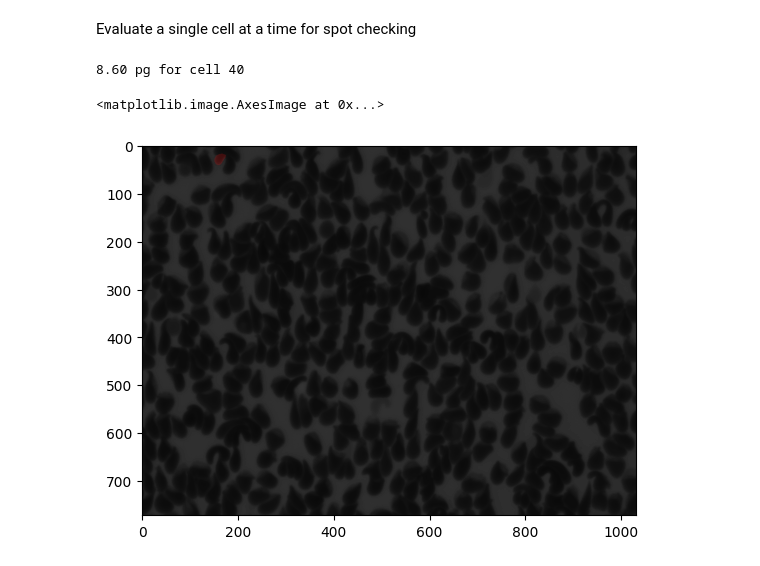
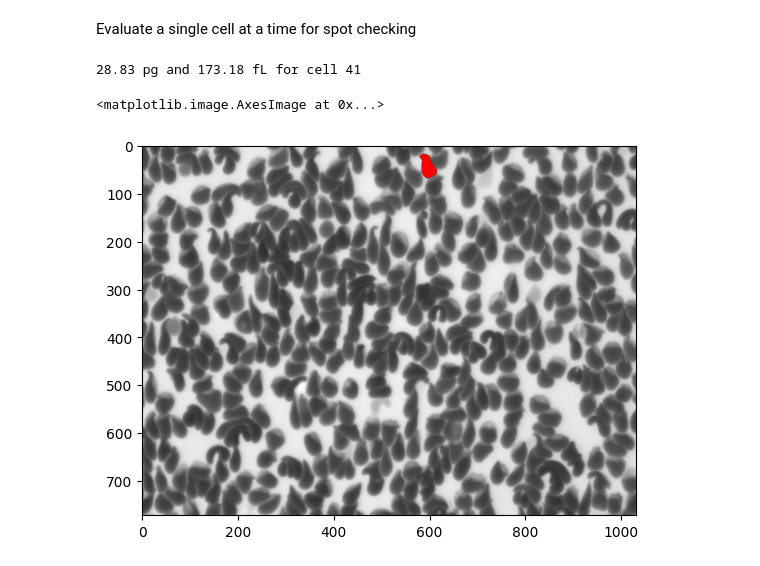
Before and after one commit to czbiohub-sf/lfm-data-utilities, a Jupyter notebook: lfm_data_utilities/mch_quantification/cellpose_sandbox.ipynb, the cells around one changed output. Drawn from its saved outputs; the diff is of its cells as text; code cells hidden in the pictures.

```diff
--- a/lfm_data_utilities/mch_quantification/cellpose_sandbox.ipynb
+++ b/lfm_data_utilities/mch_quantification/cellpose_sandbox.ipynb
@@ -256,20 +287,20 @@ BKG STD = 16.23
 # %% [markdown]
 Evaluate a single cell at a time for spot checking
 # %%
-cell_id = 40
+cell_id = 41
 
-print(f'{mchs[cell_id]:.2f} pg for cell {cell_id}')
-plt.imshow(img, cmap='gray', vmin=0, vmax=1000)
+print(f'{mchs[cell_id]:.2f} pg and {vols[cell_id]:.2f} fL for cell {cell_id}')
+plt.imshow(img, cmap='gray', vmin=0, vmax=255)
 
 h, w = img.shape
 
 cell_filt = (masks==cell_id).reshape(h, w)
 
-red_img = np.zeros((h, w, 3), dtype=np.uint8)
-red_img[cell_filt] = [255, 0, 0]
+red_img = np.zeros((h, w, 4), dtype=np.uint8)
+red_img[cell_filt] = [255, 0, 0, 255]
 
-plt.imshow(red_img, alpha=0.2)
+plt.imshow(red_img)
 # %% [output]
-8.60 pg for cell 40
+28.83 pg and 173.18 fL for cell 41
 <matplotlib.image.AxesImage at 0x...>
-[figure, old version]
+[figure, new version]
```
Also changed, not shown: parts of 8 cells of this notebook, 1 other file.
